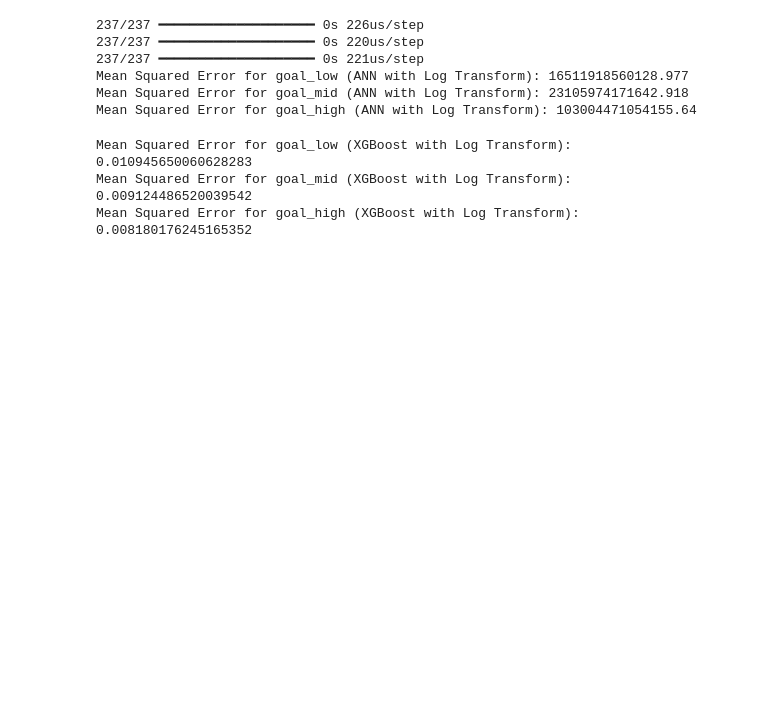
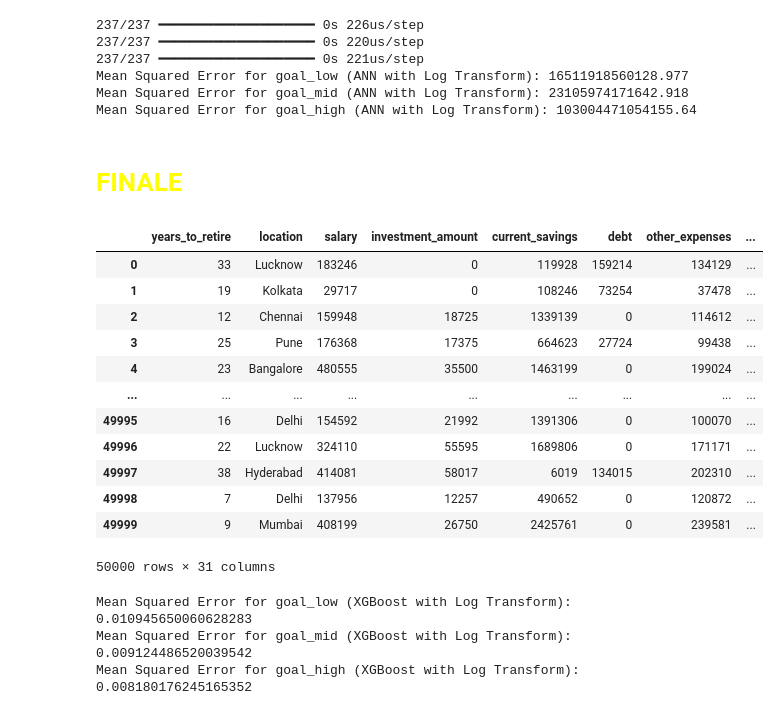
Before and after one commit to arif9353/FutureFund, a Jupyter notebook: backend/mihiresh/zebra.ipynb, the cells around one changed output. Saved outputs shown, nothing was run; the diff lists cells and outputs as text; code cells hidden in the pictures; blank space fills up the shorter version.

```diff
--- a/backend/mihiresh/zebra.ipynb
+++ b/backend/mihiresh/zebra.ipynb
@@ -968,3 +968,5 @@ print(f'Mean Squared Error for goal_high (ANN with Log Transform): {mse_high}')
 Mean Squared Error for goal_low (ANN with Log Transform): 16511918560128.977
 Mean Squared Error for goal_mid (ANN with Log Transform): 23105974171642.918
 Mean Squared Error for goal_high (ANN with Log Transform): 103004471054155.64
+# %% [markdown]
+# <strong style="color: yellow">FINALE</strong>
@@ -971,3 +975,22 @@ Mean Squared Error for goal_high (ANN with Log Transform): 103004471054155.64
+# %%
+file_path = './datasets/goal_amount.csv'
+data = pd.read_csv(file_path)
+# %%
+data
+# %% [output]
+|  | years_to_retire | location | salary | investment_amount | current_savings | debt | other_expenses | ... |
+| 0 | 33 | Lucknow | 183246 | 0 | 119928 | 159214 | 134129 | ... |
+| 1 | 19 | Kolkata | 29717 | 0 | 108246 | 73254 | 37478 | ... |
+| 2 | 12 | Chennai | 159948 | 18725 | 1339139 | 0 | 114612 | ... |
+| 3 | 25 | Pune | 176368 | 17375 | 664623 | 27724 | 99438 | ... |
+| 4 | 23 | Bangalore | 480555 | 35500 | 1463199 | 0 | 199024 | ... |
+| ... | ... | ... | ... | ... | ... | ... | ... | ... |
+| 49995 | 16 | Delhi | 154592 | 21992 | 1391306 | 0 | 100070 | ... |
+| 49996 | 22 | Lucknow | 324110 | 55595 | 1689806 | 0 | 171171 | ... |
+| 49997 | 38 | Hyderabad | 414081 | 58017 | 6019 | 134015 | 202310 | ... |
+| 49998 | 7 | Delhi | 137956 | 12257 | 490652 | 0 | 120872 | ... |
+| 49999 | 9 | Mumbai | 408199 | 26750 | 2425761 | 0 | 239581 | ... |
+50000 rows × 31 columns
 # %%
 import pandas as pd
 import numpy as np
```
Also changed, not shown: parts of 1 cell of this notebook, 13 other files.
